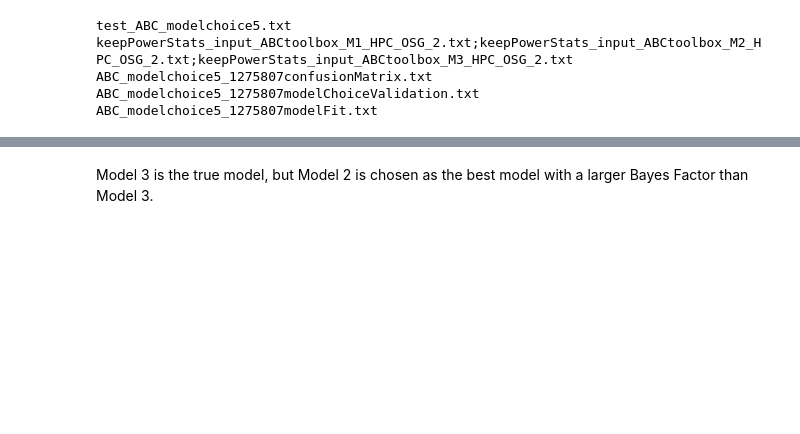
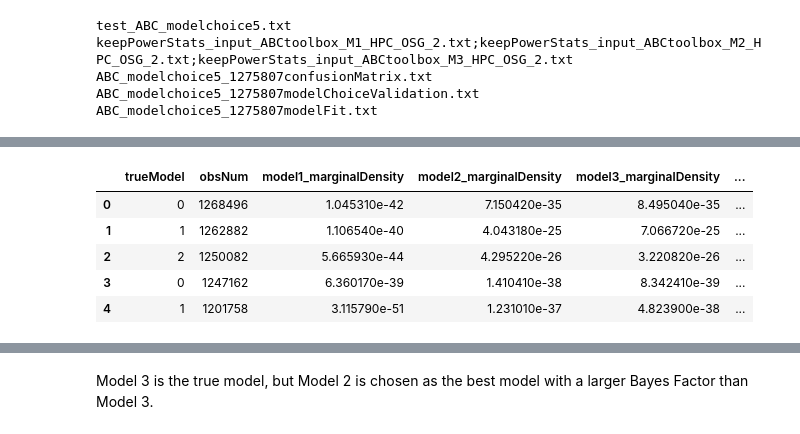
Before and after one commit to agladstein/ABC_results_AJ, a Jupyter notebook: chr1_AJmodels/assess_ABCtoolbox.ipynb, the cells around one changed output, grey strips where cells are left out. Drawn from its saved outputs; the diff is of its cells as text; code cells hidden in the pictures; blank space fills up the shorter version.

```diff
--- a/chr1_AJmodels/assess_ABCtoolbox.ipynb
+++ b/chr1_AJmodels/assess_ABCtoolbox.ipynb
@@ -87,0 +200,10 @@ ABC_modelchoice5_1275807modelFit.txt
+# %%
+modelChoiceValidation = pd.read_csv(modelChoiceValidation_name, sep = '\t')
+modelChoiceValidation.head()
+# %% [output]
+|  | trueModel | obsNum | model1_marginalDensity | model2_marginalDensity | model3_marginalDensity | ... |
+| 0 | 0 | 1268496 | 1.045310e-42 | 7.150420e-35 | 8.495040e-35 | ... |
+| 1 | 1 | 1262882 | 1.106540e-40 | 4.043180e-25 | 7.066720e-25 | ... |
+| 2 | 2 | 1250082 | 5.665930e-44 | 4.295220e-26 | 3.220820e-26 | ... |
+| 3 | 0 | 1247162 | 6.360170e-39 | 1.410410e-38 | 8.342410e-39 | ... |
+| 4 | 1 | 1201758 | 3.115790e-51 | 1.231010e-37 | 4.823900e-38 | ... |
```
Also changed, not shown: parts of 36 cells of this notebook.
